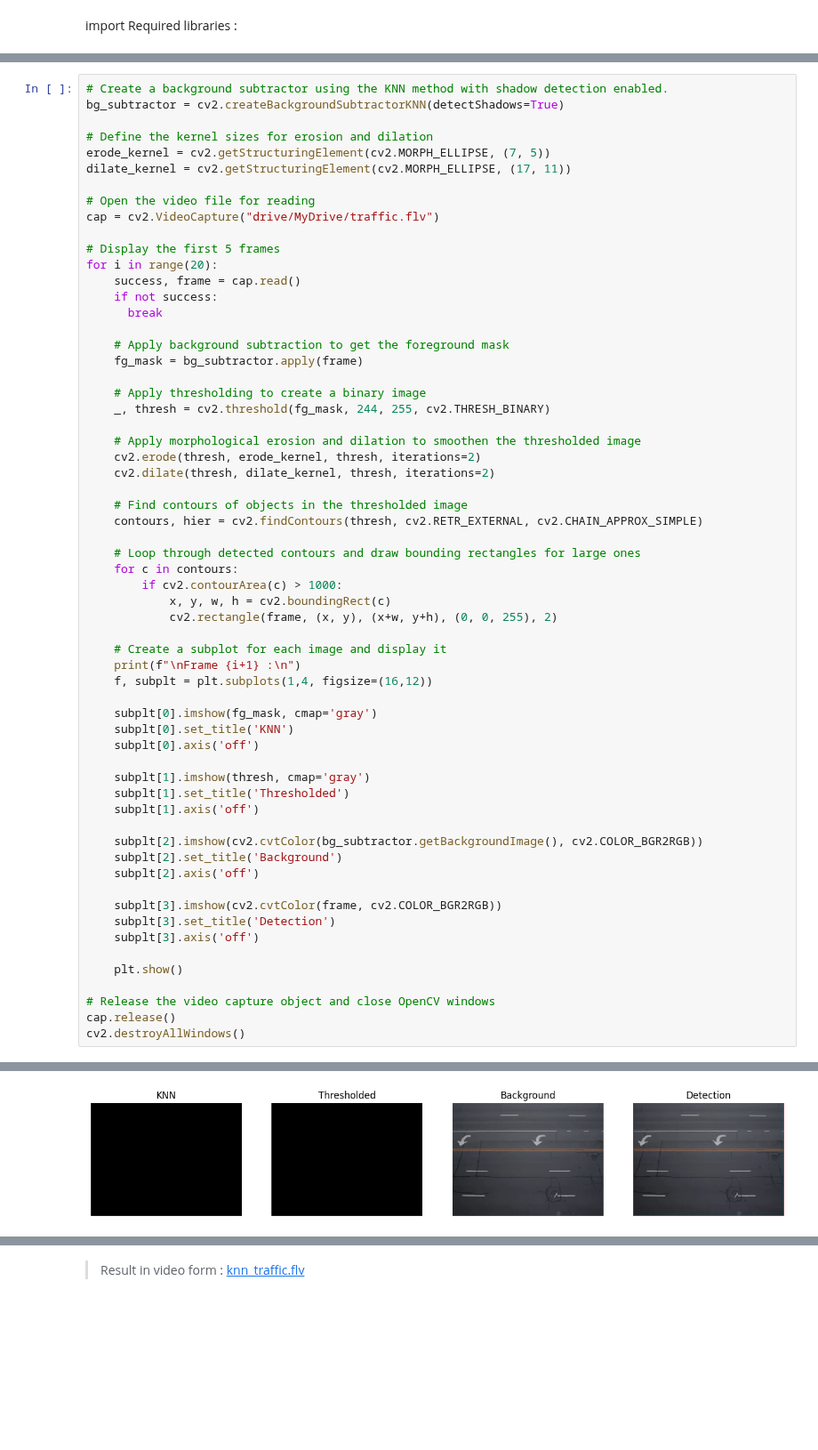
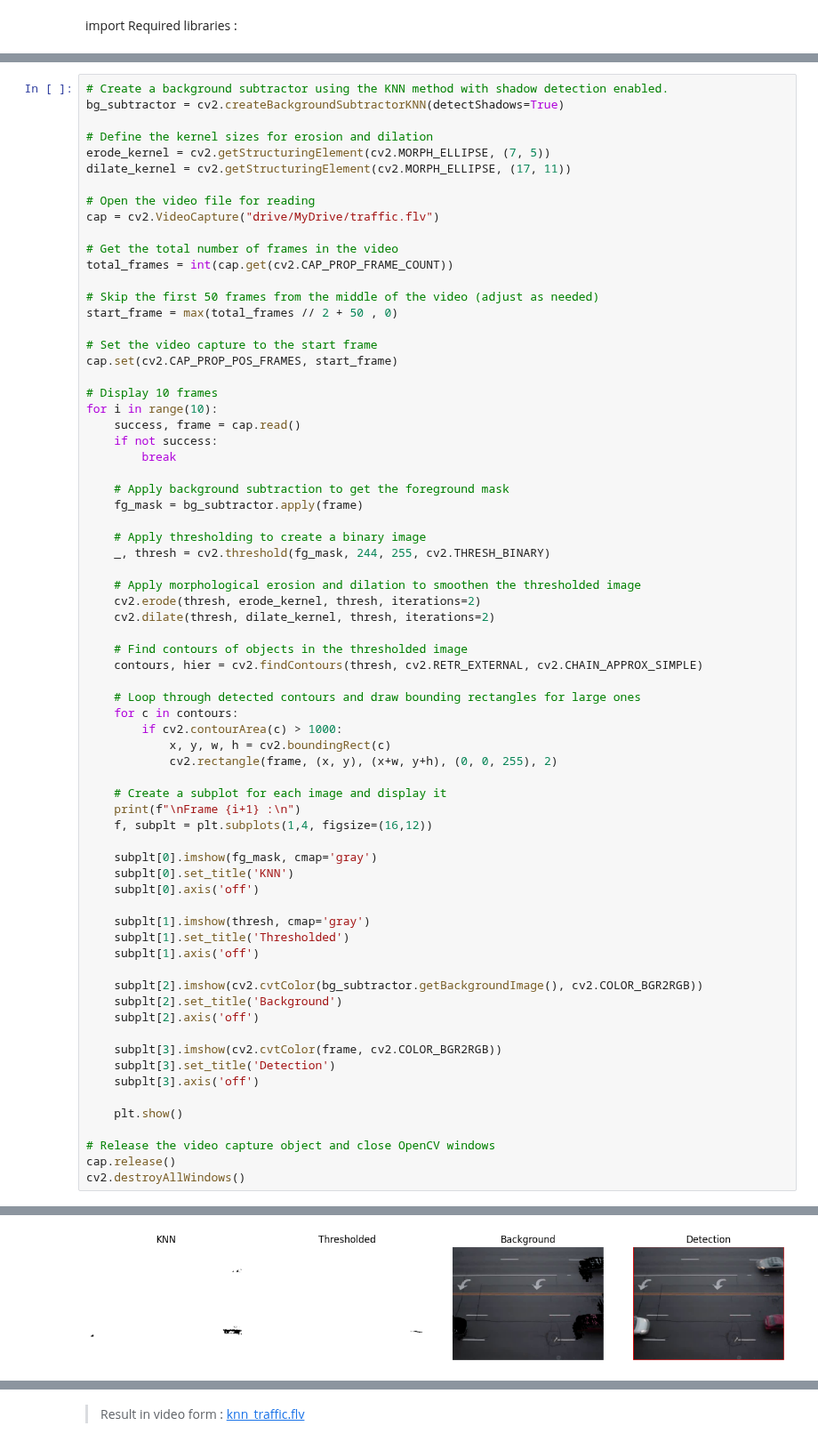
Before and after one commit to ZahraEk/OpenCV-Course, a Jupyter notebook: knn.ipynb, the cells around one changed output, grey strips where cells are left out. Shown at 89% size. Cells and saved outputs as stored; diff of their text form; blank space fills up the shorter version.

```diff
--- a/knn.ipynb
+++ b/knn.ipynb
@@ -18,11 +45,20 @@ dilate_kernel = cv2.getStructuringElement(cv2.MORPH_ELLIPSE, (17, 11))
 # Open the video file for reading
 cap = cv2.VideoCapture("drive/MyDrive/traffic.flv")
 
-# Display the first 5 frames
-for i in range(20):
+# Get the total number of frames in the video
+total_frames = int(cap.get(cv2.CAP_PROP_FRAME_COUNT))
+
+# Skip the first 50 frames from the middle of the video (adjust as needed)
+start_frame = max(total_frames // 2 + 50 , 0)
+
+# Set the video capture to the start frame
+cap.set(cv2.CAP_PROP_POS_FRAMES, start_frame)
+
+# Display 10 frames
+for i in range(10):
     success, frame = cap.read()
     if not success:
-      break
+        break
 
     # Apply background subtraction to get the foreground mask
     fg_mask = bg_subtractor.apply(frame)
@@ -78,3 +114,3 @@ Frame 3 :
 Frame 4 :
-[figure, old version]
+[figure, new version]
 Frame 5 :
```
Also changed, not shown: parts of 3 cells of this notebook.
